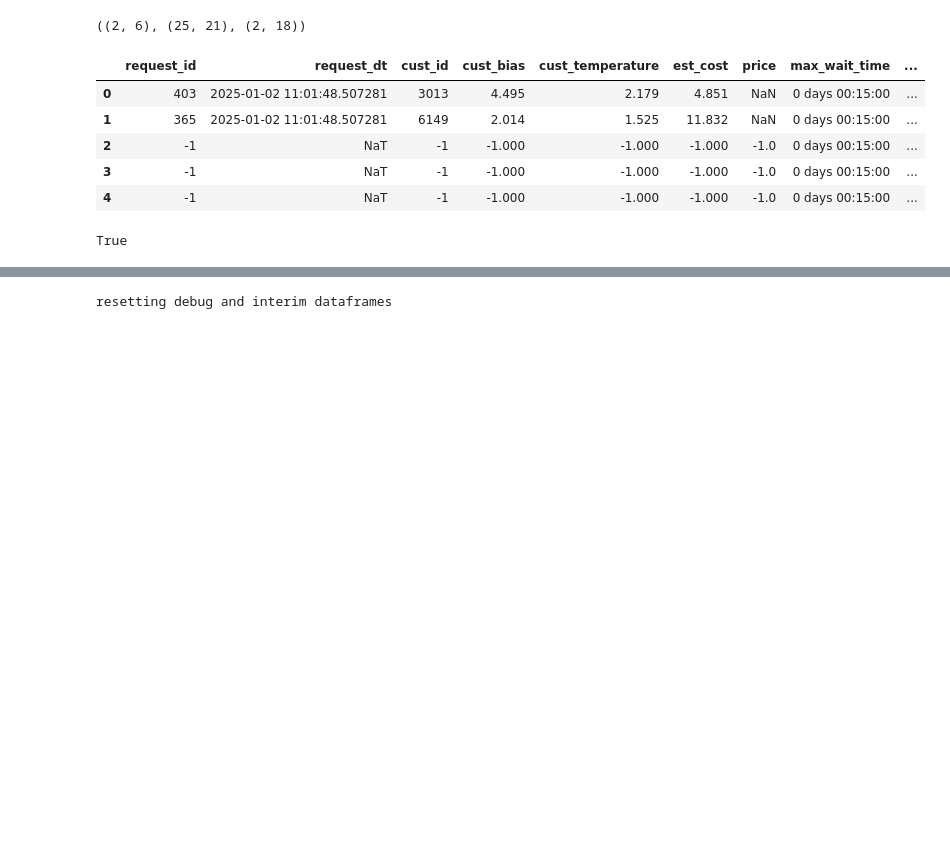
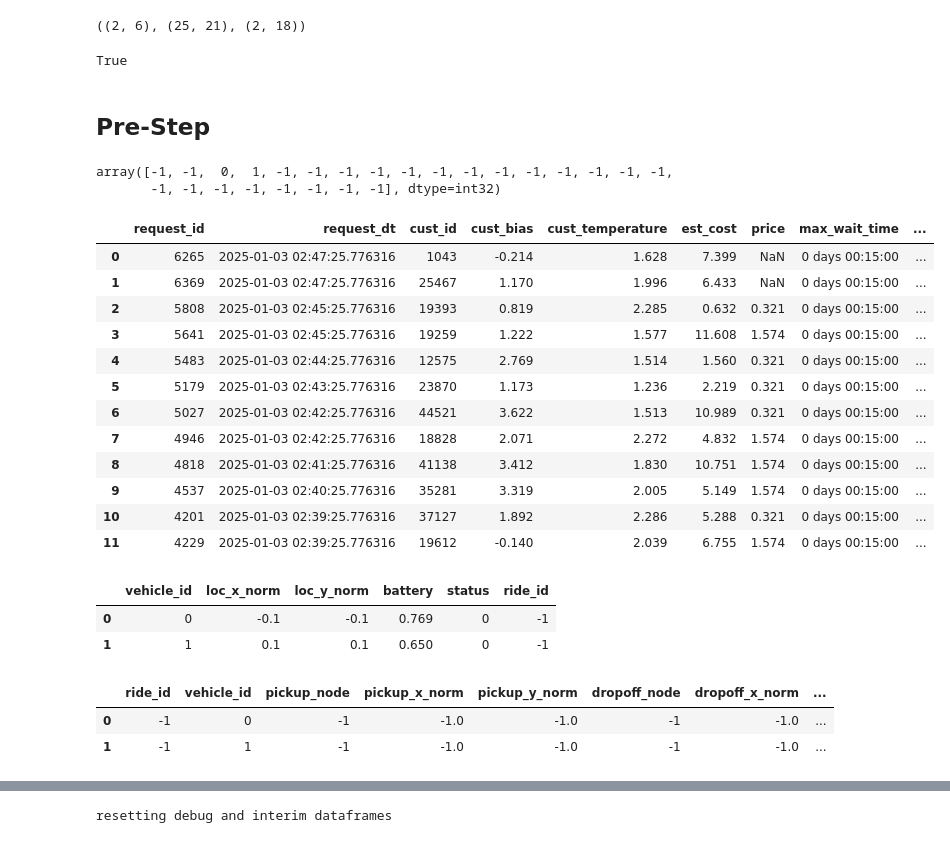
Before and after one commit to akseldkw07/Waymo-Agent, a Jupyter notebook: notebooks/mixin/transition_model.ipynb, the cells around one changed output, grey strips where cells are left out. Cells and saved outputs as stored; diff of their text form; code cells hidden in the pictures; blank space fills up the shorter version.

```diff
--- a/notebooks/mixin/transition_model.ipynb
+++ b/notebooks/mixin/transition_model.ipynb
@@ -37,15 +37,6 @@ veh, req, rides = get_obvs_tuple(env)
 veh.shape, req.shape, rides.shape
 # %% [output]
 ((2, 6), (25, 21), (2, 18))
-# %%
-dtt([req], how="head")
-# %% [output]
-|  | request_id | request_dt | cust_id | cust_bias | cust_temperature | est_cost | price | max_wait_time | ... |
-| 0 | 403 | 2025-01-02 11:01:48.507281 | 3013 | 4.495 | 2.179 | 4.851 | NaN | 0 days 00:15:00 | ... |
-| 1 | 365 | 2025-01-02 11:01:48.507281 | 6149 | 2.014 | 1.525 | 11.832 | NaN | 0 days 00:15:00 | ... |
-| 2 | -1 | NaT | -1 | -1.000 | -1.000 | -1.000 | -1.0 | 0 days 00:15:00 | ... |
-| 3 | -1 | NaT | -1 | -1.000 | -1.000 | -1.000 | -1.0 | 0 days 00:15:00 | ... |
-| 4 | -1 | NaT | -1 | -1.000 | -1.000 | -1.000 | -1.0 | 0 days 00:15:00 | ... |
 # %%
 action = env.action_space.sample()
 dispatches = pd.DataFrame({"dispatch": action["dispatch"]})
@@ -56,3 +47,5 @@ action["reposition"] = np.array([[-0.1, -0.1], [0.1, 0.1]], dtype=np.float32)
 env.action_space.contains(action)
 # %% [output]
 True
+# %% [markdown]
+## Pre-Step
@@ -59,5 +54,31 @@ True
 # %%
-# action["dispatch"][2] = 0
-# action["dispatch"][3] = 1
-# action["dispatch"]
+action["dispatch"][2] = 0
+action["dispatch"][3] = 1
+# action["dispatch"] = np.full(action["dispatch"].shape, cfg.no_action_id, dtype=np.int32)
 env._validate_action(action)
+action["dispatch"]
+# %% [output]
+array([-1, -1,  0,  1, -1, -1, -1, -1, -1, -1, -1, -1, -1, -1, -1, -1, -1,
+       -1, -1, -1, -1, -1, -1, -1, -1], dtype=int32)
+# %%
+dtt([req[req.f_valid], veh, rides], n=12, how="head")
+# %% [output]
+|  | request_id | request_dt | cust_id | cust_bias | cust_temperature | est_cost | price | max_wait_time | ... |
+| 0 | 6265 | 2025-01-03 02:47:25.776316 | 1043 | -0.214 | 1.628 | 7.399 | NaN | 0 days 00:15:00 | ... |
+| 1 | 6369 | 2025-01-03 02:47:25.776316 | 25467 | 1.170 | 1.996 | 6.433 | NaN | 0 days 00:15:00 | ... |
+| 2 | 5808 | 2025-01-03 02:45:25.776316 | 19393 | 0.819 | 2.285 | 0.632 | 0.321 | 0 days 00:15:00 | ... |
+| 3 | 5641 | 2025-01-03 02:45:25.776316 | 19259 | 1.222 | 1.577 | 11.608 | 1.574 | 0 days 00:15:00 | ... |
+| 4 | 5483 | 2025-01-03 02:44:25.776316 | 12575 | 2.769 | 1.514 | 1.560 | 0.321 | 0 days 00:15:00 | ... |
+| 5 | 5179 | 2025-01-03 02:43:25.776316 | 23870 | 1.173 | 1.236 | 2.219 | 0.321 | 0 days 00:15:00 | ... |
+| 6 | 5027 | 2025-01-03 02:42:25.776316 | 44521 | 3.622 | 1.513 | 10.989 | 0.321 | 0 days 00:15:00 | ... |
+| 7 | 4946 | 2025-01-03 02:42:25.776316 | 18828 | 2.071 | 2.272 | 4.832 | 1.574 | 0 days 00:15:00 | ... |
+| 8 | 4818 | 2025-01-03 02:41:25.776316 | 41138 | 3.412 | 1.830 | 10.751 | 1.574 | 0 days 00:15:00 | ... |
+| 9 | 4537 | 2025-01-03 02:40:25.776316 | 35281 | 3.319 | 2.005 | 5.149 | 1.574 | 0 days 00:15:00 | ... |
+| 10 | 4201 | 2025-01-03 02:39:25.776316 | 37127 | 1.892 | 2.286 | 5.288 | 0.321 | 0 days 00:15:00 | ... |
+| 11 | 4229 | 2025-01-03 02:39:25.776316 | 19612 | -0.140 | 2.039 | 6.755 | 1.574 | 0 days 00:15:00 | ... |
+|  | vehicle_id | loc_x_norm | loc_y_norm | battery | status | ride_id |
+| 0 | 0 | -0.1 | -0.1 | 0.769 | 0 | -1 |
+| 1 | 1 | 0.1 | 0.1 | 0.650 | 0 | -1 |
+|  | ride_id | vehicle_id | pickup_node | pickup_x_norm | pickup_y_norm | dropoff_node | dropoff_x_norm | ... |
+| 0 | -1 | 0 | -1 | -1.0 | -1.0 | -1 | -1.0 | ... |
+| 1 | -1 | 1 | -1 | -1.0 | -1.0 | -1 | -1.0 | ... |
```
Also changed, not shown: parts of 17 cells of this notebook, 11 other files.
